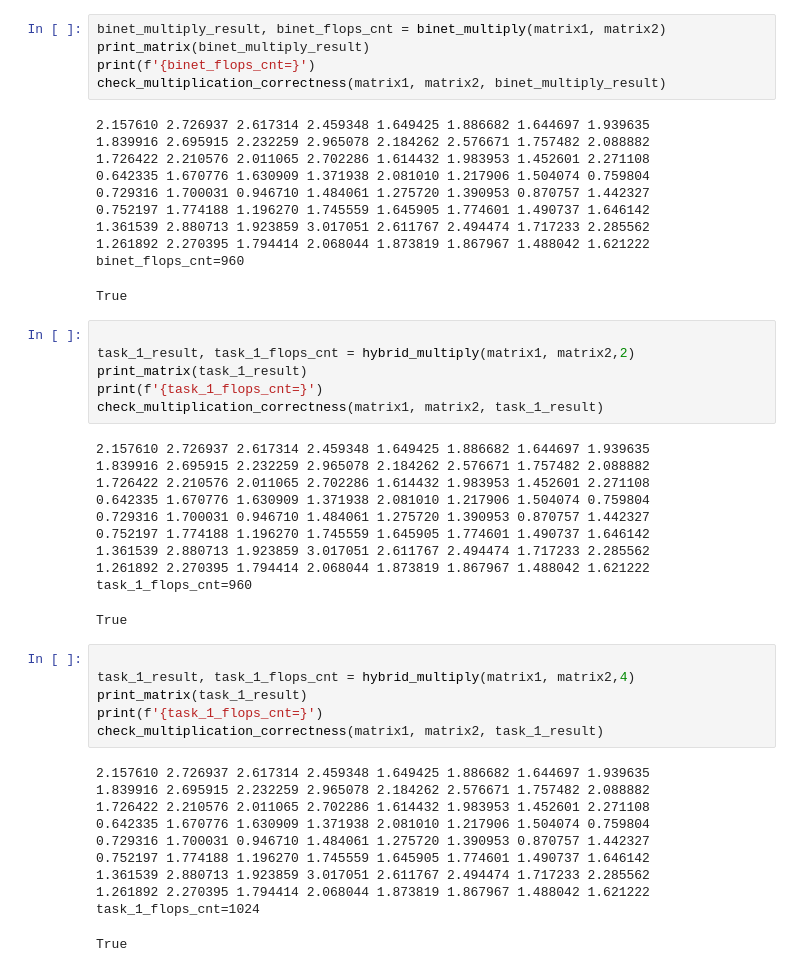
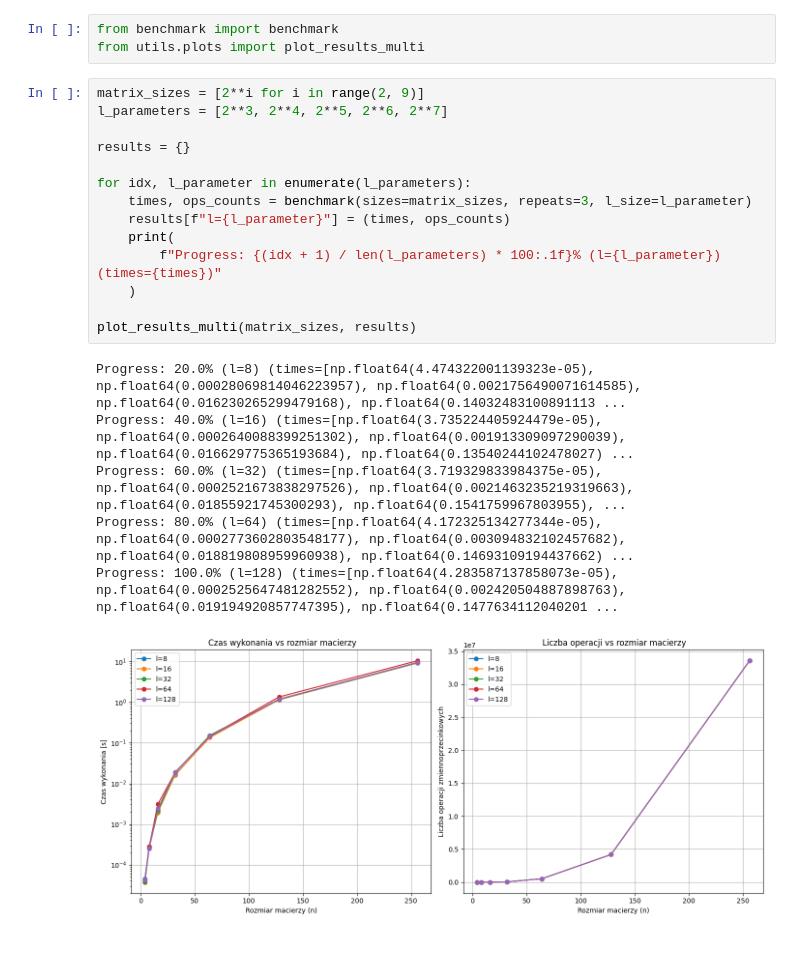
Before and after one commit to dmarek03/matrix-calculus-course, a Jupyter notebook: report_1/experiments.ipynb, the cells around one changed output. Saved outputs shown, nothing was run; the diff lists cells and outputs as text.

Commit message:
feat: add benchmark loop and multi-curve plotting in notebook

```diff
--- a/report_1/experiments.ipynb
+++ b/report_1/experiments.ipynb
@@ -46,50 +1,24 @@ True
-# %%
-binet_multiply_result, binet_flops_cnt = binet_multiply(matrix1, matrix2)
-print_matrix(binet_multiply_result)
-print(f'{binet_flops_cnt=}')
-check_multiplication_correctness(matrix1, matrix2, binet_multiply_result)
-# %% [output]
-2.157610 2.726937 2.617314 2.459348 1.649425 1.886682 1.644697 1.939635
-1.839916 2.695915 2.232259 2.965078 2.184262 2.576671 1.757482 2.088882
-1.726422 2.210576 2.011065 2.702286 1.614432 1.983953 1.452601 2.271108
-0.642335 1.670776 1.630909 1.371938 2.081010 1.217906 1.504074 0.759804
-0.729316 1.700031 0.946710 1.484061 1.275720 1.390953 0.870757 1.442327
-0.752197 1.774188 1.196270 1.745559 1.645905 1.774601 1.490737 1.646142
-1.361539 2.880713 1.923859 3.017051 2.611767 2.494474 1.717233 2.285562
-1.261892 2.270395 1.794414 2.068044 1.873819 1.867967 1.488042 1.621222
-binet_flops_cnt=960
-True
-# %%
-
-task_1_result, task_1_flops_cnt = hybrid_multiply(matrix1, matrix2,2)
-print_matrix(task_1_result)
-print(f'{task_1_flops_cnt=}')
-check_multiplication_correctness(matrix1, matrix2, task_1_result)
-# %% [output]
-2.157610 2.726937 2.617314 2.459348 1.649425 1.886682 1.644697 1.939635
-1.839916 2.695915 2.232259 2.965078 2.184262 2.576671 1.757482 2.088882
-1.726422 2.210576 2.011065 2.702286 1.614432 1.983953 1.452601 2.271108
-0.642335 1.670776 1.630909 1.371938 2.081010 1.217906 1.504074 0.759804
-0.729316 1.700031 0.946710 1.484061 1.275720 1.390953 0.870757 1.442327
-0.752197 1.774188 1.196270 1.745559 1.645905 1.774601 1.490737 1.646142
-1.361539 2.880713 1.923859 3.017051 2.611767 2.494474 1.717233 2.285562
-1.261892 2.270395 1.794414 2.068044 1.873819 1.867967 1.488042 1.621222
-task_1_flops_cnt=960
-True
-# %%
-
-task_1_result, task_1_flops_cnt = hybrid_multiply(matrix1, matrix2,4)
-print_matrix(task_1_result)
-print(f'{task_1_flops_cnt=}')
-check_multiplication_correctness(matrix1, matrix2, task_1_result)
-# %% [output]
-2.157610 2.726937 2.617314 2.459348 1.649425 1.886682 1.644697 1.939635
-1.839916 2.695915 2.232259 2.965078 2.184262 2.576671 1.757482 2.088882
-1.726422 2.210576 2.011065 2.702286 1.614432 1.983953 1.452601 2.271108
-0.642335 1.670776 1.630909 1.371938 2.081010 1.217906 1.504074 0.759804
-0.729316 1.700031 0.946710 1.484061 1.275720 1.390953 0.870757 1.442327
-0.752197 1.774188 1.196270 1.745559 1.645905 1.774601 1.490737 1.646142
-1.361539 2.880713 1.923859 3.017051 2.611767 2.494474 1.717233 2.285562
-1.261892 2.270395 1.794414 2.068044 1.873819 1.867967 1.488042 1.621222
-task_1_flops_cnt=1024
-True
+# %%
+from benchmark import benchmark
+from utils.plots import plot_results_multi
+# %%
+matrix_sizes = [2**i for i in range(2, 9)]
+l_parameters = [2**3, 2**4, 2**5, 2**6, 2**7]
+
+results = {}
+
+for idx, l_parameter in enumerate(l_parameters):
+    times, ops_counts = benchmark(sizes=matrix_sizes, repeats=3, l_size=l_parameter)
+    results[f"l={l_parameter}"] = (times, ops_counts)
+    print(
+        f"Progress: {(idx + 1) / len(l_parameters) * 100:.1f}% (l={l_parameter}) (times={times})"
+    )
+
+plot_results_multi(matrix_sizes, results)
+# %% [output]
+Progress: 20.0% (l=8) (times=[np.float64(4.474322001139323e-05), np.float64(0.00028069814046223957), np.float64(0.0021756490071614585), np.float64(0.016230265299479168), np.float64(0.14032483100891113 ...
+Progress: 40.0% (l=16) (times=[np.float64(3.735224405924479e-05), np.float64(0.0002640088399251302), np.float64(0.001913309097290039), np.float64(0.016629775365193684), np.float64(0.13540244102478027) ...
+Progress: 60.0% (l=32) (times=[np.float64(3.719329833984375e-05), np.float64(0.0002521673838297526), np.float64(0.0021463235219319663), np.float64(0.01855921745300293), np.float64(0.1541759967803955), ...
+Progress: 80.0% (l=64) (times=[np.float64(4.172325134277344e-05), np.float64(0.0002773602803548177), np.float64(0.003094832102457682), np.float64(0.018819808959960938), np.float64(0.14693109194437662) ...
+Progress: 100.0% (l=128) (times=[np.float64(4.283587137858073e-05), np.float64(0.0002525647481282552), np.float64(0.002420504887898763), np.float64(0.019194920857747395), np.float64(0.1477634112040201 ...
+[figure, added]
```
Also changed, not shown: parts of 3 cells of this notebook.
